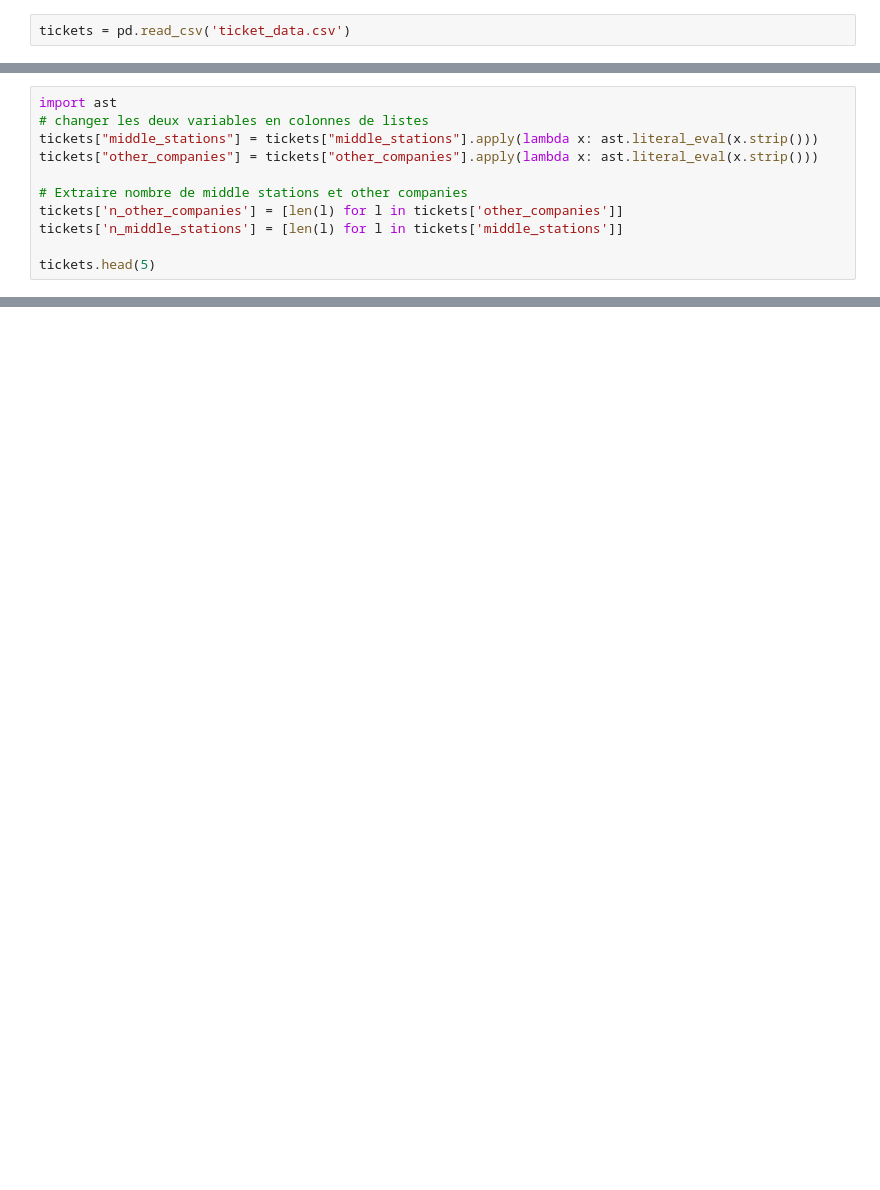
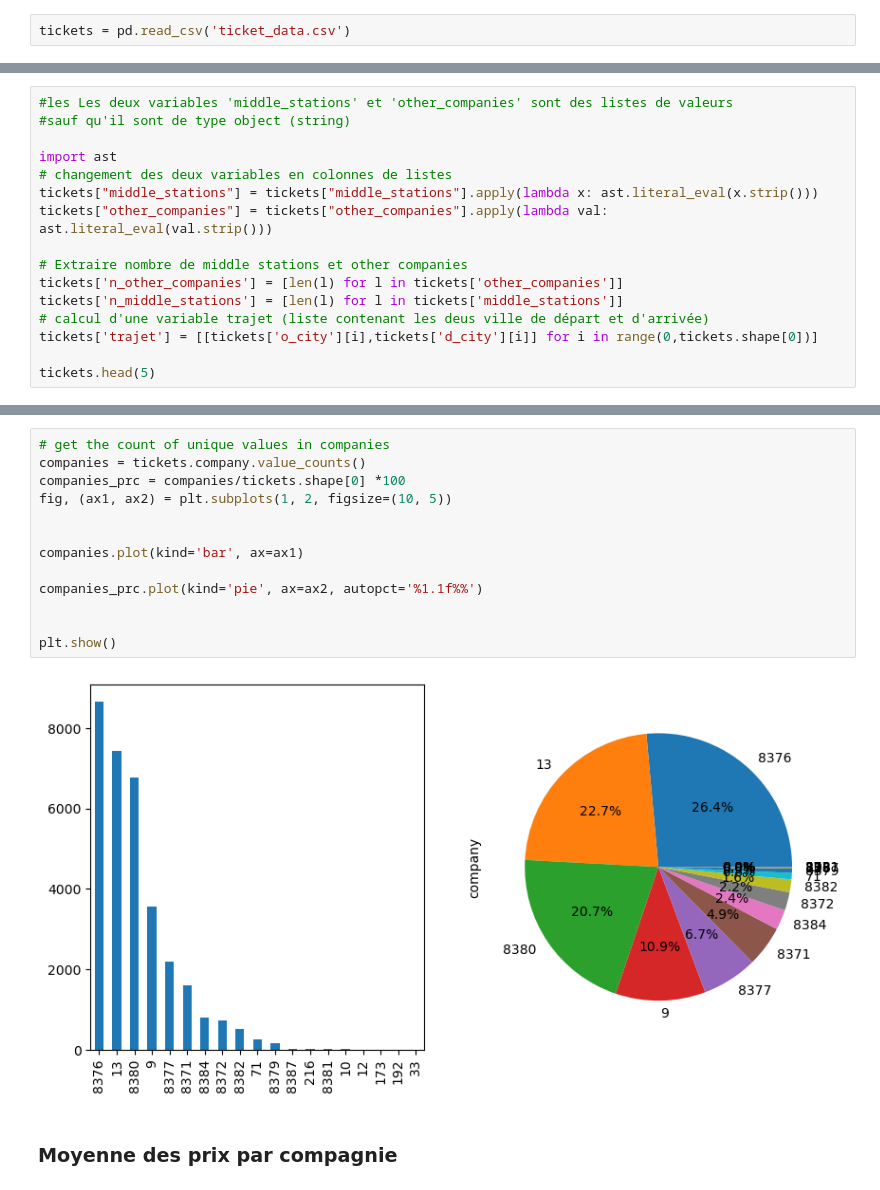
Before and after one commit to najwa-errachidy/Crunching_data, a Jupyter notebook: data.ipynb, the cells around one changed output, grey strips where cells are left out. Saved outputs shown, nothing was run; the diff lists cells and outputs as text; blank space fills up the shorter version.

```diff
--- a/data.ipynb
+++ b/data.ipynb
@@ -222,11 +187,0 @@ tickets = tickets.reset_index(drop=True)
-# %%
-import ast
-# changer les deux variables en colonnes de listes
-tickets["middle_stations"] = tickets["middle_stations"].apply(lambda x: ast.literal_eval(x.strip()))
-tickets["other_companies"] = tickets["other_companies"].apply(lambda x: ast.literal_eval(x.strip()))
-
-# Extraire nombre de middle stations et other companies
-tickets['n_other_companies'] = [len(l) for l in tickets['other_companies']]
-tickets['n_middle_stations'] = [len(l) for l in tickets['middle_stations']]
-
-tickets.head(5)
@@ -274,0 +251,16 @@ tickets.head(5)
+# %%
+#les Les deux variables 'middle_stations' et 'other_companies' sont des listes de valeurs
+#sauf qu'il sont de type object (string)
+
+import ast
+# changement des deux variables en colonnes de listes
+tickets["middle_stations"] = tickets["middle_stations"].apply(lambda x: ast.literal_eval(x.strip()))
+tickets["other_companies"] = tickets["other_companies"].apply(lambda val: ast.literal_eval(val.strip()))
+
+# Extraire nombre de middle stations et other companies
+tickets['n_other_companies'] = [len(l) for l in tickets['other_companies']]
+tickets['n_middle_stations'] = [len(l) for l in tickets['middle_stations']]
+# calcul d'une variable trajet (liste contenant les deus ville de départ et d'arrivée)
+tickets['trajet'] = [[tickets['o_city'][i],tickets['d_city'][i]] for i in range(0,tickets.shape[0])]
+
+tickets.head(5)
@@ -274,0 +350,17 @@ tickets.head(5)
+# %%
+# get the count of unique values in companies
+companies = tickets.company.value_counts()
+companies_prc = companies/tickets.shape[0] *100
+fig, (ax1, ax2) = plt.subplots(1, 2, figsize=(10, 5))
+
+
+companies.plot(kind='bar', ax=ax1)
+
+companies_prc.plot(kind='pie', ax=ax2, autopct='%1.1f%%')
+
+
+plt.show()
+# %% [output]
+[figure, added]
+# %% [markdown]
+### Moyenne des prix par compagnie
```
Also changed, not shown: parts of 66 cells of this notebook.
